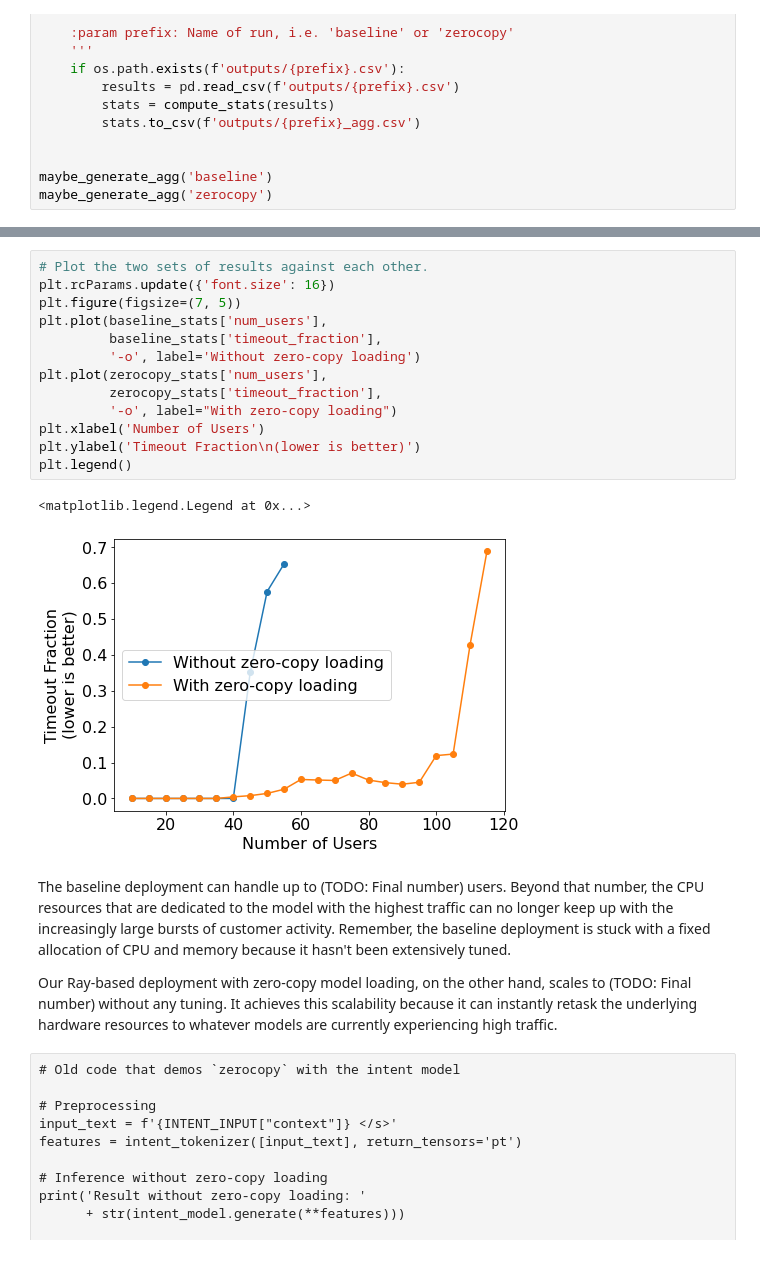
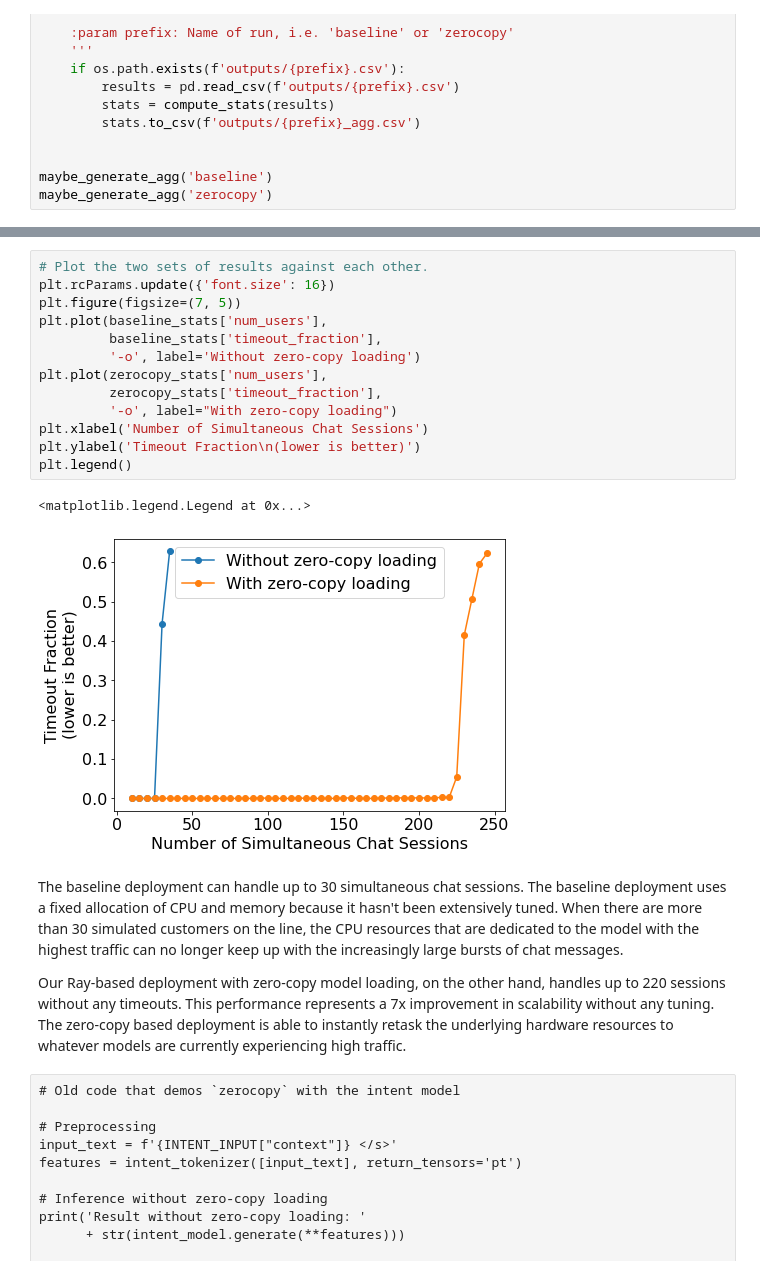
Before and after one commit to project-codeflare/zero-copy-model-loading, a Jupyter notebook: notebooks/benchmark/benchmark.ipynb, the cells around one changed output, grey strips where cells are left out. Cells and saved outputs as stored; diff of their text form.

```diff
--- a/notebooks/benchmark/benchmark.ipynb
+++ b/notebooks/benchmark/benchmark.ipynb
@@ -659,23 +685,23 @@ zerocopy_stats
 # %%
 # Plot the two sets of results against each other.
 plt.rcParams.update({'font.size': 16})
 plt.figure(figsize=(7, 5))
 plt.plot(baseline_stats['num_users'],
          baseline_stats['timeout_fraction'],
          '-o', label='Without zero-copy loading')
 plt.plot(zerocopy_stats['num_users'],
          zerocopy_stats['timeout_fraction'],
          '-o', label="With zero-copy loading")
-plt.xlabel('Number of Users')
+plt.xlabel('Number of Simultaneous Chat Sessions')
 plt.ylabel('Timeout Fraction\n(lower is better)')
 plt.legend()
 # %% [output]
 <matplotlib.legend.Legend at 0x...>
-[figure, old version]
+[figure, new version]
 # %% [markdown]
-The baseline deployment can handle up to (TODO: Final number) users. Beyond that number, the CPU resources that are dedicated to the model with the highest traffic can no longer keep up with the increasingly large bursts of customer activity. Remember, the baseline deployment is stuck with a fixed allocation of CPU and memory because it hasn't been extensively tuned.
+The baseline deployment can handle up to 30 simultaneous chat sessions. The baseline deployment uses a fixed allocation of CPU and memory because it hasn't been extensively tuned. When there are more than 30 simulated customers on the line, the CPU resources that are dedicated to the model with the highest traffic can no longer keep up with the increasingly large bursts of chat messages.
 
-Our Ray-based deployment with zero-copy model loading, on the other hand, scales to (TODO: Final number) without any tuning. It achieves this scalability because it can instantly retask the underlying hardware resources to whatever models are currently experiencing high traffic.
+Our Ray-based deployment with zero-copy model loading, on the other hand, handles up to 220 sessions without any timeouts. This performance represents a 7x improvement in scalability without any tuning. The zero-copy based deployment is able to instantly retask the underlying hardware resources to whatever models are currently experiencing high traffic.
 # %% [raw]
 # Old code that demos `zerocopy` with the intent model
 
```
Also changed, not shown: parts of 16 cells of this notebook, 4 other files.
